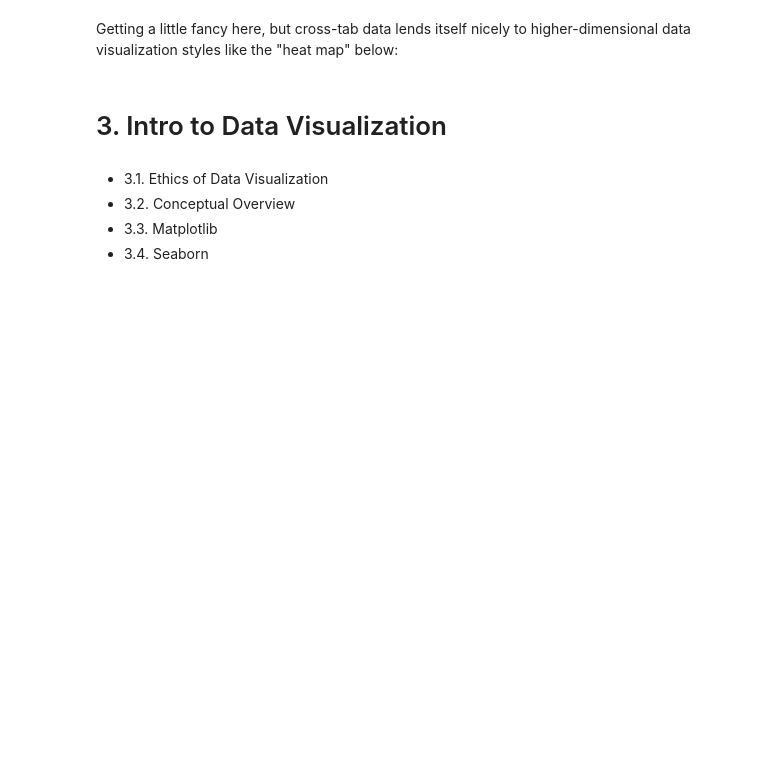
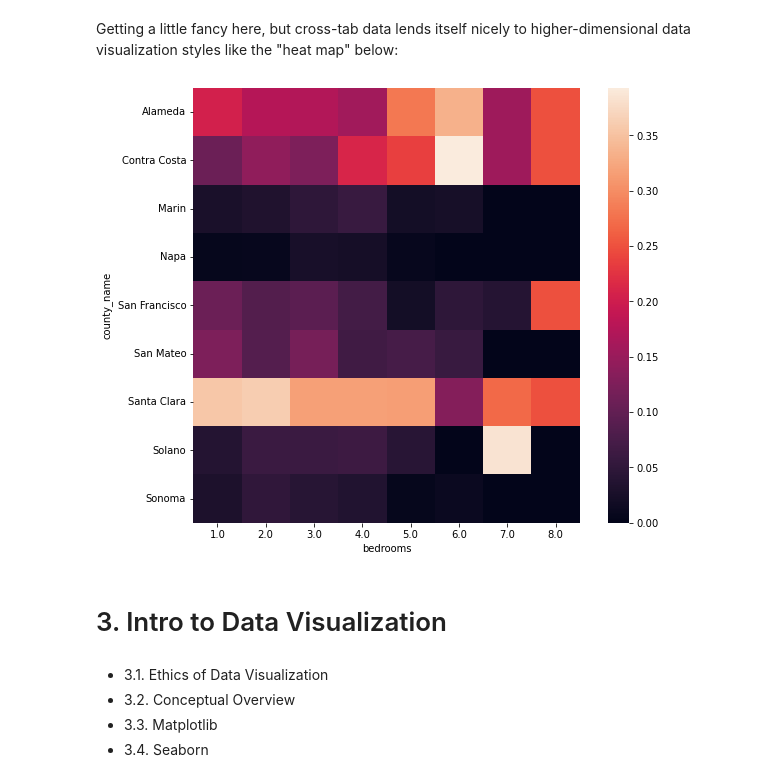
Before and after one commit to daisybellelewis/CYPLAN255, a Jupyter notebook: notebooks/lecture_09_intro_data_viz.ipynb, the cells around one changed output. Cells and saved outputs as stored; diff of their text form; code cells hidden in the pictures; blank space fills up the shorter version.

```diff
--- a/notebooks/lecture_09_intro_data_viz.ipynb
+++ b/notebooks/lecture_09_intro_data_viz.ipynb
@@ -111,7 +180,9 @@ Getting a little fancy here, but cross-tab data lends itself nicely to higher-di
 # %%
 fig, ax = plt.subplots(figsize=(10,8))
 _ = sns.heatmap(
-    pd.crosstab(rentals_sf1['county_name'], rentals_sf1['bedrooms'], normalize='index'), square=True, ax=ax)
+    pd.crosstab(rentals_sf1['county_name'], rentals_sf1['bedrooms'], normalize='columns'), square=True, ax=ax)
+# %% [output]
+[figure, added]
 # %% [markdown]
 # 3. Intro to Data Visualization
 # %% [markdown]
```
Also changed, not shown: parts of 34 cells of this notebook, 1 other file.
